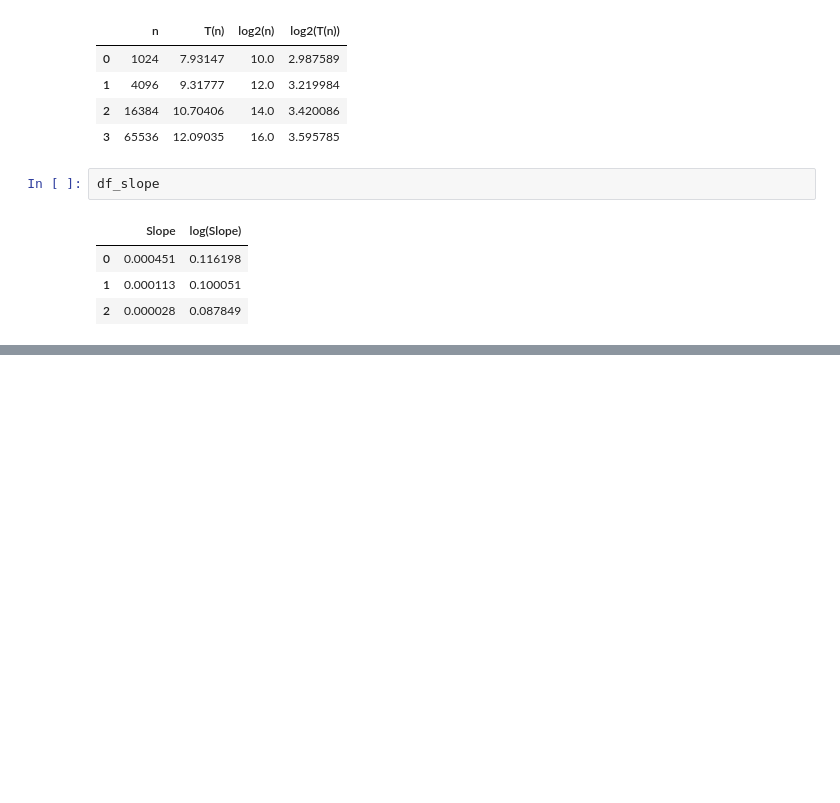
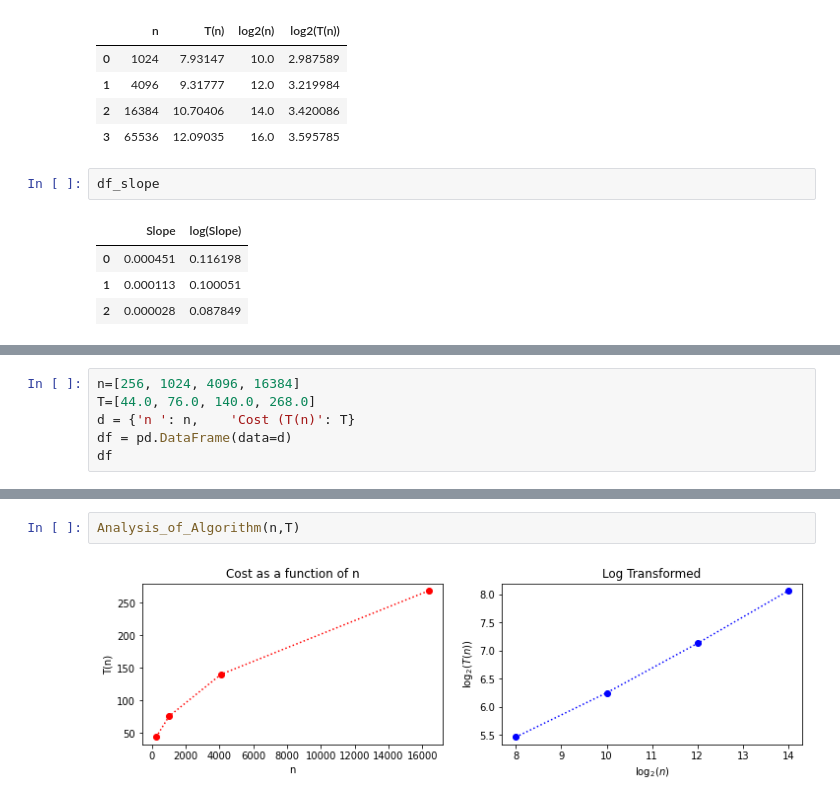
Before and after one commit to john-s-butler-dit/Intro-to-Algorithms, a Jupyter notebook: Chapter 1- Introduction_to_Algorithms/Analysis of an Algorithm.ipynb, the cells around one changed output, grey strips where cells are left out. Cells and saved outputs as stored; diff of their text form; blank space fills up the shorter version.

```diff
--- a/Chapter 1- Introduction_to_Algorithms/Analysis of an Algorithm.ipynb
+++ b/Chapter 1- Introduction_to_Algorithms/Analysis of an Algorithm.ipynb
@@ -210,0 +341,6 @@ df_slope
+# %%
+n=[256, 1024, 4096, 16384]
+T=[44.0, 76.0, 140.0, 268.0]
+d = {'n ': n,    'Cost (T(n)': T}
+df = pd.DataFrame(data=d)
+df
@@ -210,0 +353,4 @@ df_slope
+# %%
+Analysis_of_Algorithm(n,T)
+# %% [output]
+[figure, added]
```
Also changed, not shown: parts of 21 cells of this notebook.
